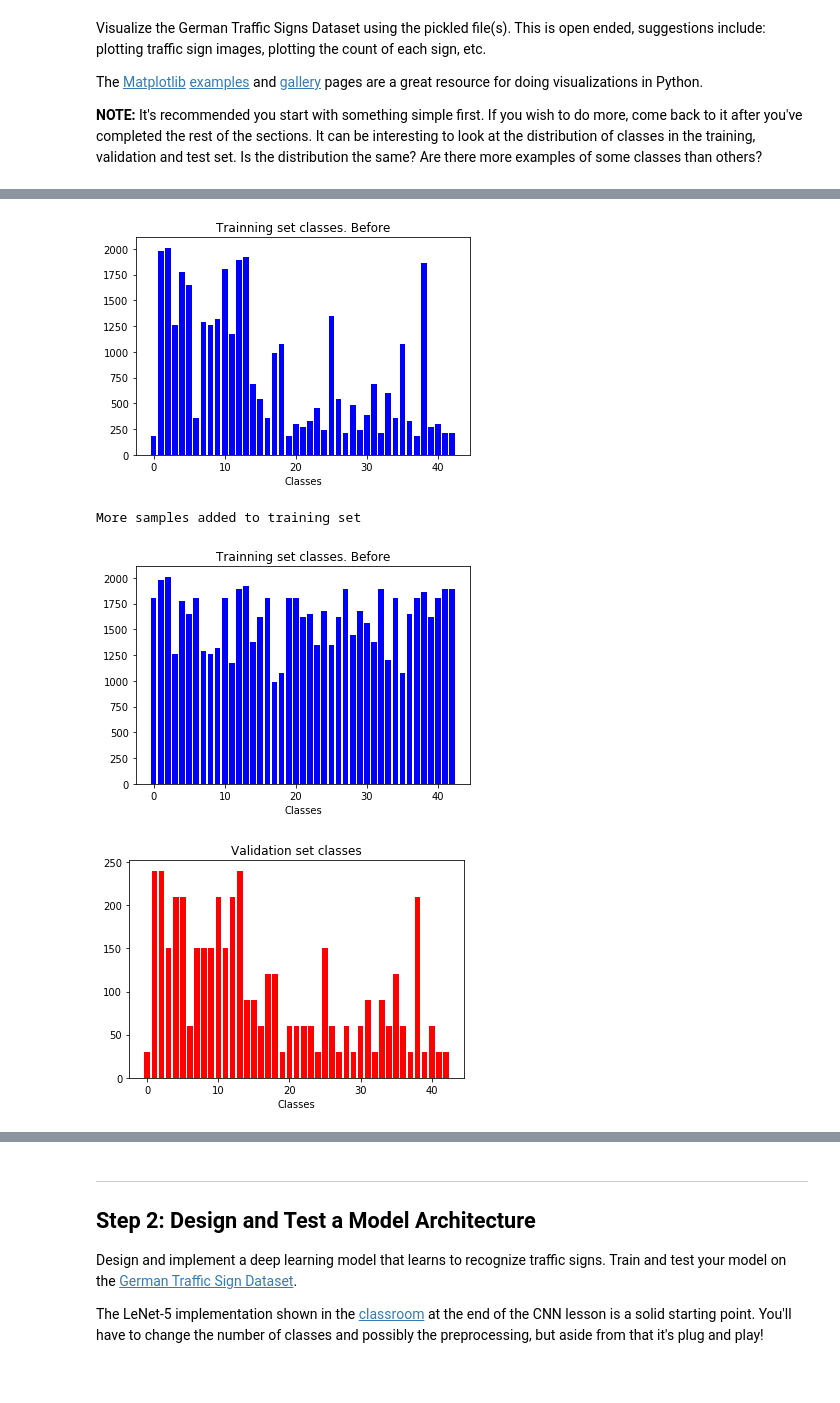
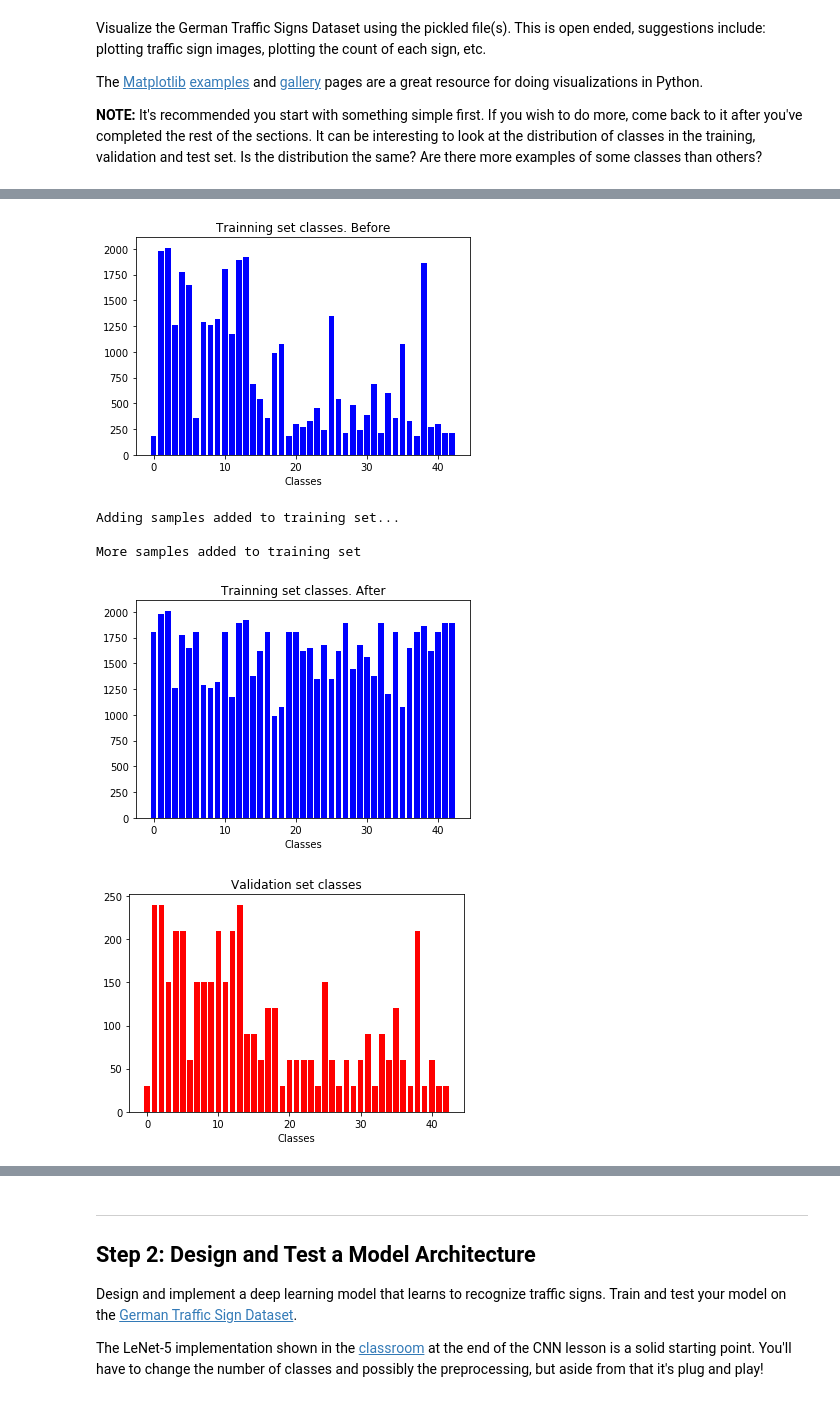
Before and after one commit to pablosaurasperez/CarND-Traffic-Sign-Classifier-Project, a Jupyter notebook: Traffic_Sign_Classifier.ipynb, the cells around one changed output, grey strips where cells are left out. Saved outputs shown, nothing was run; the diff lists cells and outputs as text; code cells hidden in the pictures.

```diff
--- a/Traffic_Sign_Classifier.ipynb
+++ b/Traffic_Sign_Classifier.ipynb
@@ -133,7 +133,8 @@ plt.title("Trainning set classes. Before")
 plt.xlabel('Classes')
 plt.show()
 
-
+print("Adding samples added to training set...")
+print()
 
 #Determine what classes need more presence... those with ratio < 0.5
 ratio_cond = train_hist[2]<0.5
@@ -165,35 +166,37 @@ print("More samples added to training set")
 train_hist = np.bincount(y_train)
 
 #Class, Number of repetitions, ratio compared to max
 train_hist = [np.arange(0, n_classes), train_hist, train_hist/train_hist.max()]
 
 plt.bar(train_hist[0], train_hist[1], color = 'b')
-plt.title("Trainning set classes. Before")
+plt.title("Trainning set classes. After")
 plt.xlabel('Classes')
 plt.show()
 
 
 #Validation
 valid_hist = np.bincount(y_valid)
 valid_hist = [np.arange(0, n_classes), valid_hist]
 
 plt.bar(valid_hist[0], valid_hist[1], color='r')
 plt.title("Validation set classes")
 plt.xlabel('Classes')
 plt.show()
 
 #Test
 test_hist = np.bincount(y_test)
 test_hist = [np.arange(0, n_classes), test_hist]
 
 plt.bar(valid_hist[0], test_hist[1], color = 'g')
 plt.title("Test set classes")
 plt.xlabel('Classes')
 plt.show()
 # %% [output]
 [figure]
+Adding samples added to training set...
+
 More samples added to training set
-[figure, old version]
+[figure, new version]
 [figure]
 [figure]
 # %% [markdown]
```
Also changed, not shown: parts of 6 cells of this notebook.
